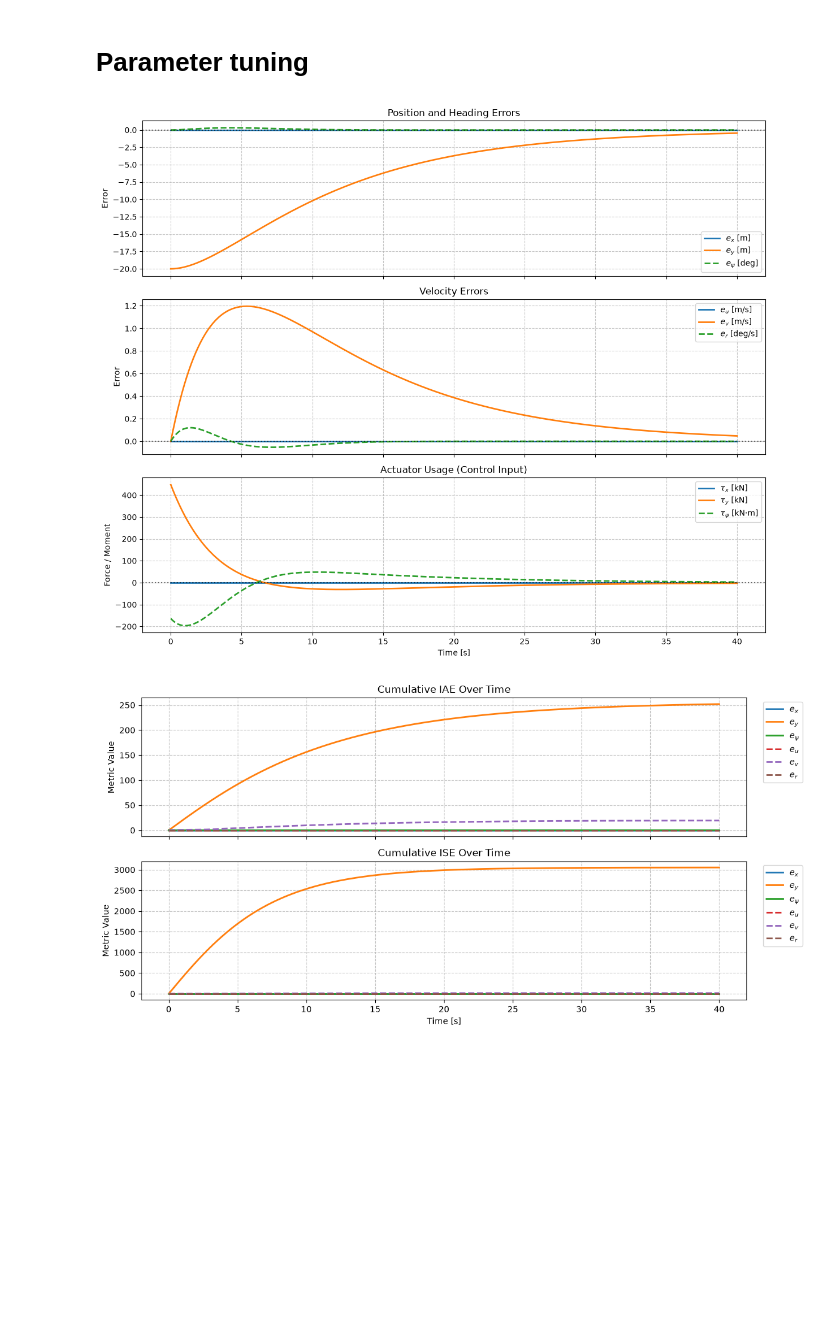
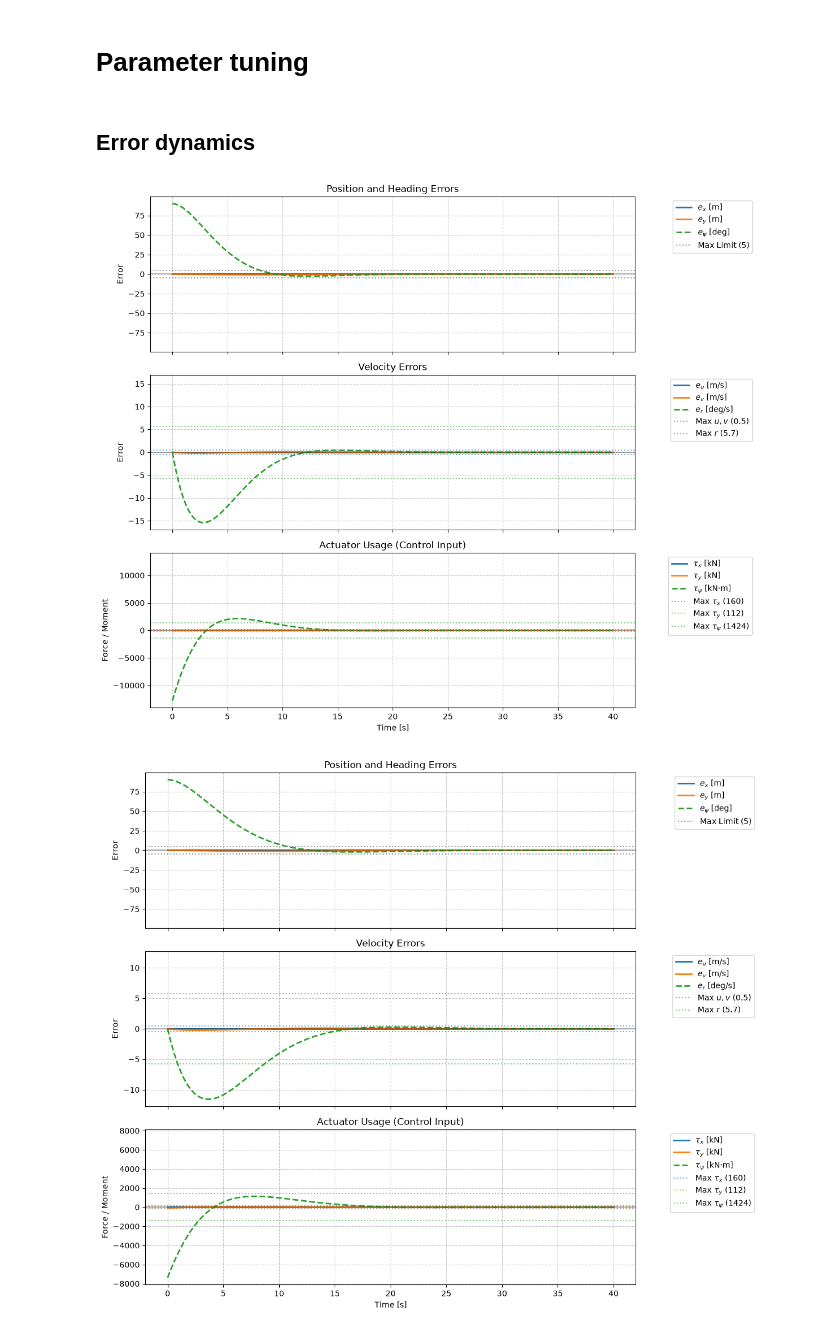
Before and after one commit to anrifa17/TMR4240_Project, a Jupyter notebook: part_1/controller_testing.ipynb, the cells around one changed output. Drawn from its saved outputs; the diff is of its cells as text; code cells hidden in the pictures; blank space fills up the shorter version.

Commit message:
feat(controller) testing and tuning

```diff
--- a/part_1/controller_testing.ipynb
+++ b/part_1/controller_testing.ipynb
@@ -4,6 +4,8 @@ import matplotlib.pyplot as plt
 from part_1.controller import DPController, simulate_error_dynamics
 # %% [markdown]
 # Parameter tuning
+# %% [markdown]
+## Error dynamics
 # %%
 def plot_simulation_results(results):
     """
@@ -130,41 +170,59 @@ def plot_timeseries_metrics(time_array, ts_metrics_dict):
     plt.tight_layout()
     plt.show()
 # %%
-controller = DPController()
-
 x0_surge = 0  # m
-x0_sway = -20  # m
-x0_yaw = 0 * np.pi / 180  # rad
+x0_sway = 0  # m
+x0_yaw = 90 * np.pi / 180  # rad
 x0_vel_surge = 0  # m/s
 x0_vel_sway = 0  # m/s
-x0_vel_yaw = 0 * np.pi /180   # rad/s
+x0_vel_yaw = 0 * np.pi / 180  # rad/s
 
 
 x0 = np.array([x0_surge, x0_sway, x0_yaw, x0_vel_surge, x0_vel_sway, x0_vel_yaw])
+
+controller1 = DPController()
+
+# Q matrix penalizes position (0:3) and velocity (3:6) errors
+# R penalizes actuator usage
+
+# Controller 2 er ganske bra
+Q2 = np.diag([0.04, 0.04, 131.31, 4, 4, 100 * 2])
+R2 = np.diag([3.90625000e-11 * 6, 7.97193878e-11 * 3, 4.93151117e-13 * 4])
+controller2 = DPController(Q=Q2, R=R2)
+
+# Controller 3 er
+Q3 = np.diag([0.04, 0.04, 131.31, 4, 4, 100 * 5])
+R3 = np.diag([3.90625000e-11 * 6, 7.97193878e-11 * 3, 4.93151117e-13 * 12])
+controller3 = DPController(Q=Q3, R=R3)
+
 
 # --- Usage ---
 # print(f"IAE for Position X: {results['metrics']['IAE'][0]:.2f}")
 # print(f"ISE for Position Y: {results['metrics']['ISE'][1]:.2f}")
 # 1. Run simulation
-results = simulate_error_dynamics(controller, x0, t_end=40)
+results1 = simulate_error_dynamics(controller1, x0, t_end=40)
+results2 = simulate_error_dynamics(controller2, x0, t_end=40)
+results3 = simulate_error_dynamics(controller3, x0, t_end=40)
 
-time = results["time"]
-ex, ey, epsi = results["state_error"][0:3]
-tau_x, tau_y, tau_psi = results["actuator_usage"]
+time = results1["time"]
+ex, ey, epsi = results1["state_error"][0:3]
+tau_x, tau_y, tau_psi = results1["actuator_usage"]
 
 # 2. Plot states and actuators (using your existing plot_simulation_results function)
-plot_simulation_results(results)
+# plot_simulation_results(results1)
+plot_simulation_results(results2)
+plot_simulation_results(results3)
 
 # # 3. Create a dictionary for scalar metrics and plot
 # scalar_dict = {"IAE": results["metrics"]["IAE"], "ISE": results["metrics"]["ISE"]}
 # plot_scalar_metrics(scalar_dict)
 
 # 4. Create a dictionary for time-series metrics and plot
-ts_dict = {
-    "Cumulative IAE": results["metrics"]["Cumulative IAE"],
-    "Cumulative ISE": results["metrics"]["Cumulative ISE"],
-}
-plot_timeseries_metrics(results["time"], ts_dict)
+# ts_dict = {
+#     "Cumulative IAE": results1["metrics"]["Cumulative IAE"],
+#     "Cumulative ISE": results1["metrics"]["Cumulative ISE"],
+# }
+# plot_timeseries_metrics(results1["time"], ts_dict)
 # %% [output]
-[figure, old version]
+[figure, new version]
-[figure, old version]
+[figure, new version]
```
Also changed, not shown: parts of 1 cell of this notebook, 2 other files.
